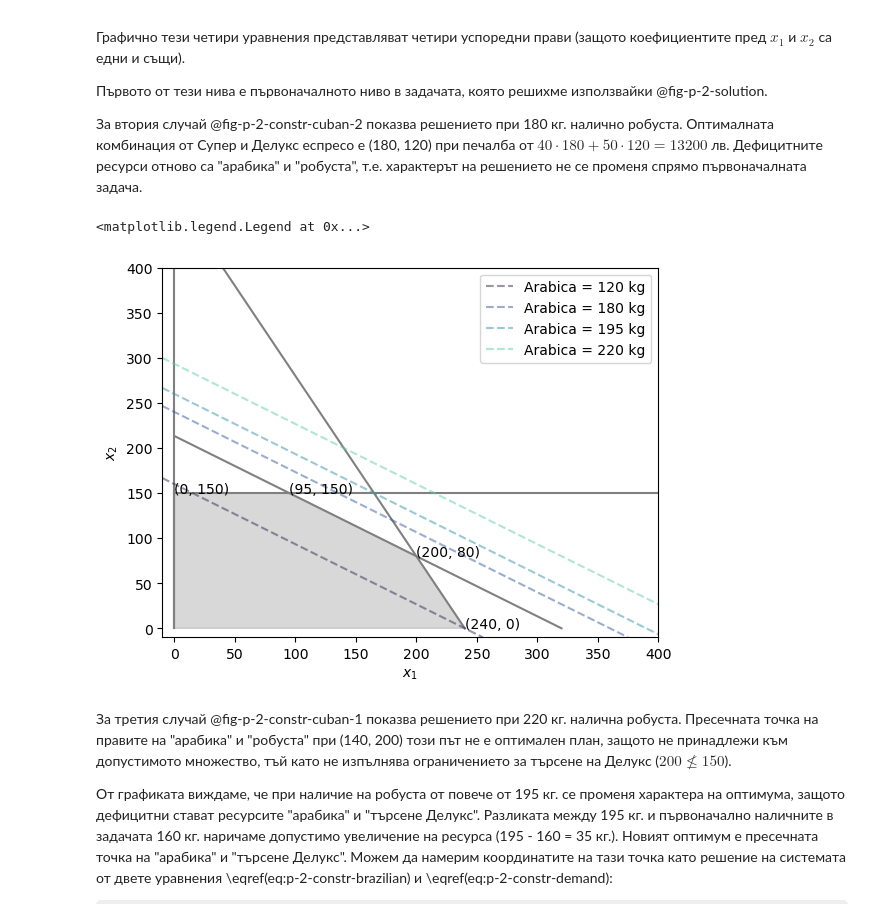
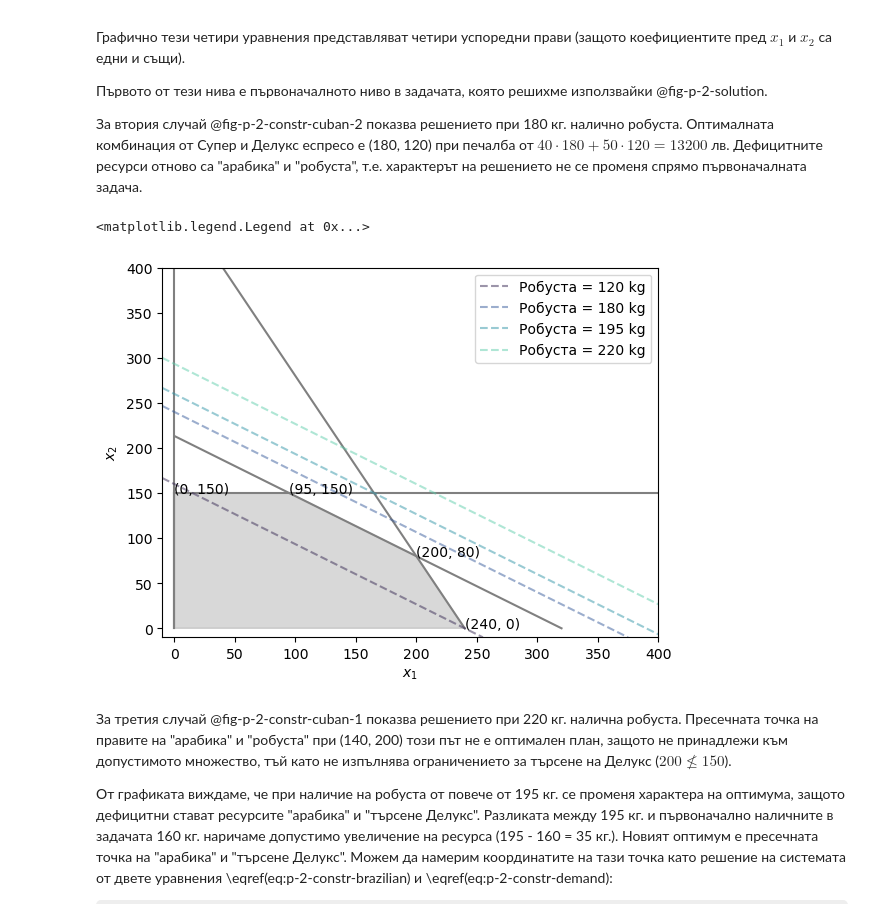
Before and after one commit to febse/opt2024, a Jupyter notebook: 03-Graphical-Method/02-Sensitivity.ipynb, the cells around one changed output. Cells and saved outputs as stored; diff of their text form; code cells hidden in the pictures; some formulas as TeX source.

Commit message:
Fix wrong labels and caption in resource change figure

```diff
--- a/03-Graphical-Method/02-Sensitivity.ipynb
+++ b/03-Graphical-Method/02-Sensitivity.ipynb
@@ -51,7 +51,7 @@ $$
 <!-- от наличните ресурси -->
 # %%
 #| label: fig-coffe-restr-var-robusta-increase
-#| fig-cap: "Die zulässige Menge für zwei verschiedene Werte der Arabica Verfügbarkeit."
+#| fig-cap: "Промяна в наличността на робуста"
 
 import matplotlib.pyplot as plt
 import seaborn as sns
@@ -60,35 +60,35 @@ plt.plot([0, 240], [480, 0], color='grey')
 plt.plot([0, 320], [213.33, 0], color='grey')
 plt.plot([0, 0], [0, 150], color='grey')
 plt.plot([0, 400], [150, 150], color='grey')
 plt.plot([0, 0], [0, 500], color='grey')
 
 plt.fill([0, 0, 95, 200, 240], [0, 150, 150, 80, 0], color='grey', alpha=0.3)
 
 plt.xlim(-10, 400)
 plt.ylim(-10, 400)
 
 plt.xlabel(r'$x_1$')
 plt.ylabel(r'$x_2$')
 
 palette = sns.color_palette("mako", n_colors=4).as_hex()
 
 for idx, q in enumerate([120, 180, 195, 220]):
     plt.axline([0, q / 0.75], slope=-0.5/0.75,
-               label=f"Arabica = {q} kg",
+               label=f"Робуста = {q} kg",
                linestyle='--',
                color=palette[idx],
                alpha=0.5
                )
 
 plt.text(0, 150, f"({0}, {150})")
 plt.text(95, 150, f"({95}, {150})")
 plt.text(200, 80, f"({200}, {80})")
 plt.text(240, 0, f"({240}, {0})")
 
 plt.legend(loc=0)
 # %% [output]
 <matplotlib.legend.Legend at 0x...>
-[figure, old version]
+[figure, new version]
 # %% [markdown]
 
 За третия случай @fig-p-2-constr-cuban-1 показва решението при 220 кг. налична робуста. Пресечната точка на правите на "арабика" и "робуста" при (140, 200) този път не е оптимален план, защото не принадлежи към допустимото множество, тъй като не изпълнява ограничението за търсене на Делукс ($200 \nleq 150$).
```
